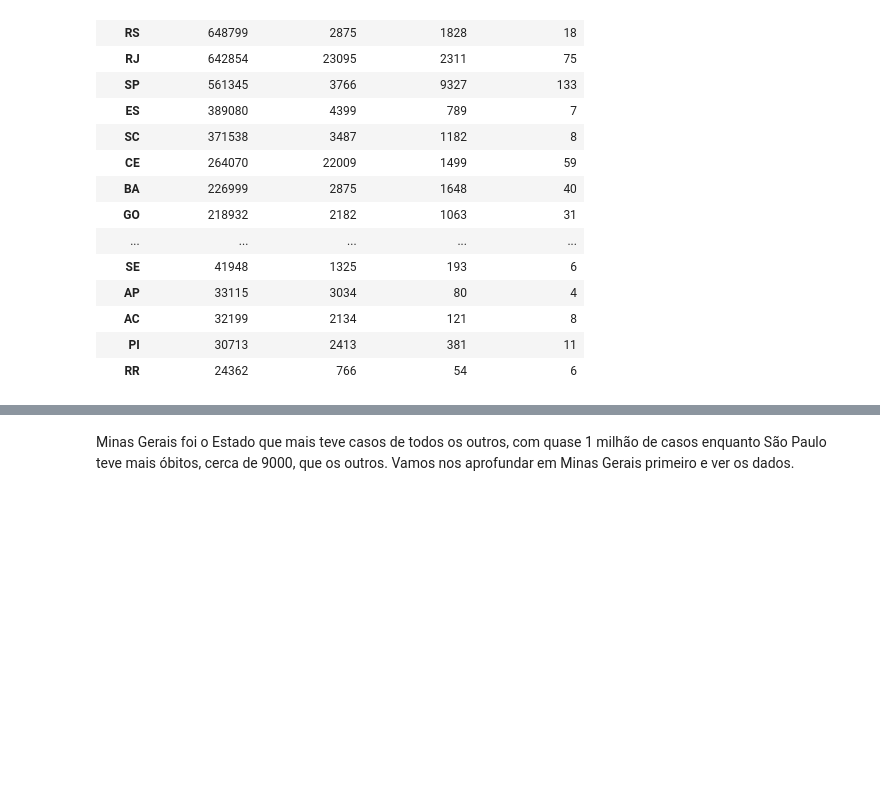
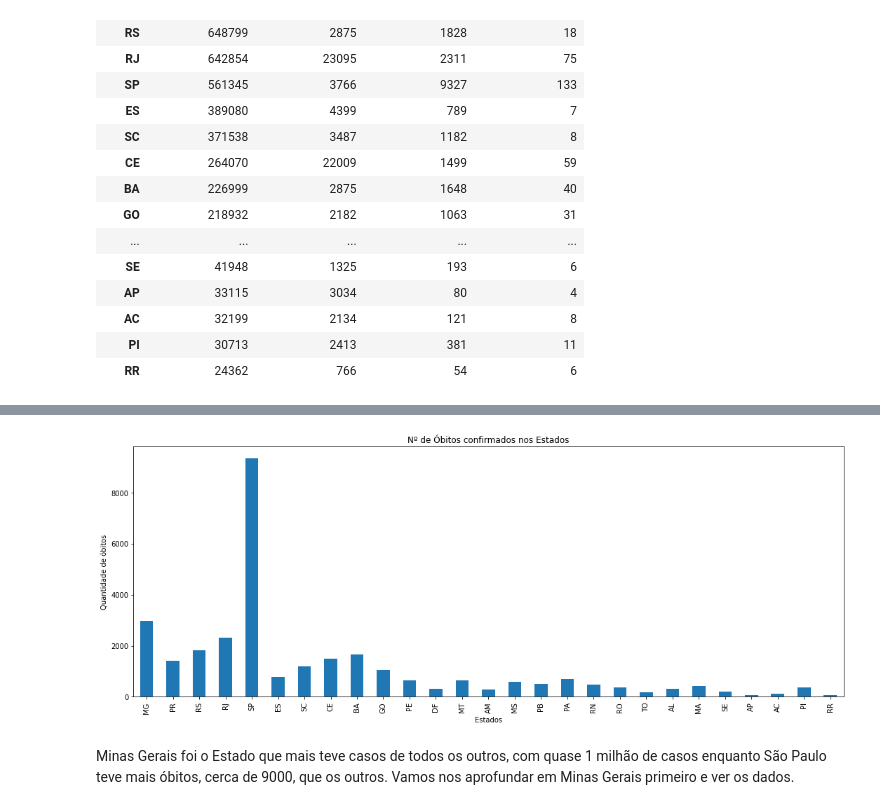
Before and after one commit to Arthurads-rj/portfolio-data-science, a Jupyter notebook: análise de dados da covid-19 2022/Análise_Covid_19_em_2022.ipynb, the cells around one changed output, grey strips where cells are left out. Cells and saved outputs as stored; diff of their text form; code cells hidden in the pictures; blank space fills up the shorter version.

```diff
--- a/análise de dados da covid-19 2022/Análise_Covid_19_em_2022.ipynb
+++ b/análise de dados da covid-19 2022/Análise_Covid_19_em_2022.ipynb
@@ -273,3 +268,13 @@ fig.show()
+# %%
+fig, ax = plt.subplots(figsize=(15,6))
+
+estados_contagem['obitosNovos_sum'].plot(kind='bar', ax=ax)
+ax.set_title('Nº de Óbitos confirmados nos Estados')
+ax.set_ylabel('Quantidade de óbitos')
+ax.set_xlabel('Estados')
+plt.tight_layout()
+# %% [output]
+[figure, added]
 # %% [markdown]
 Minas Gerais foi o Estado que mais teve casos de todos os outros, com quase 1 milhão de casos enquanto São Paulo teve mais óbitos, cerca de 9000, que os outros. Vamos nos aprofundar em Minas Gerais primeiro e ver os dados.
 # %% [markdown]
```
Also changed, not shown: parts of 18 cells of this notebook.
